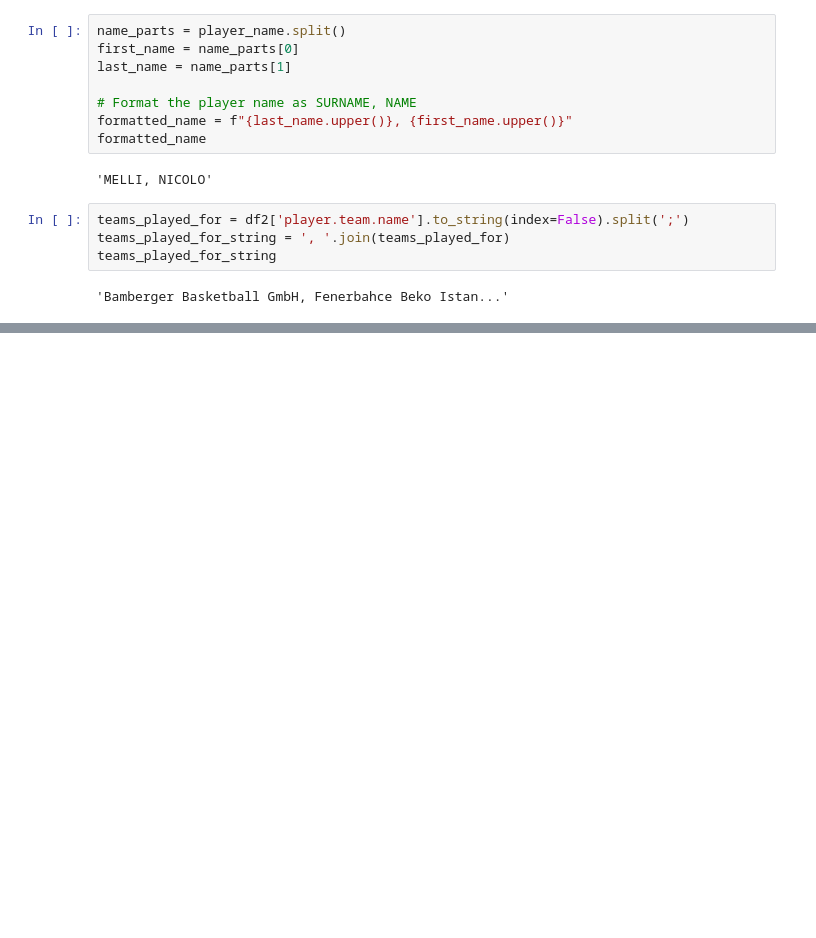
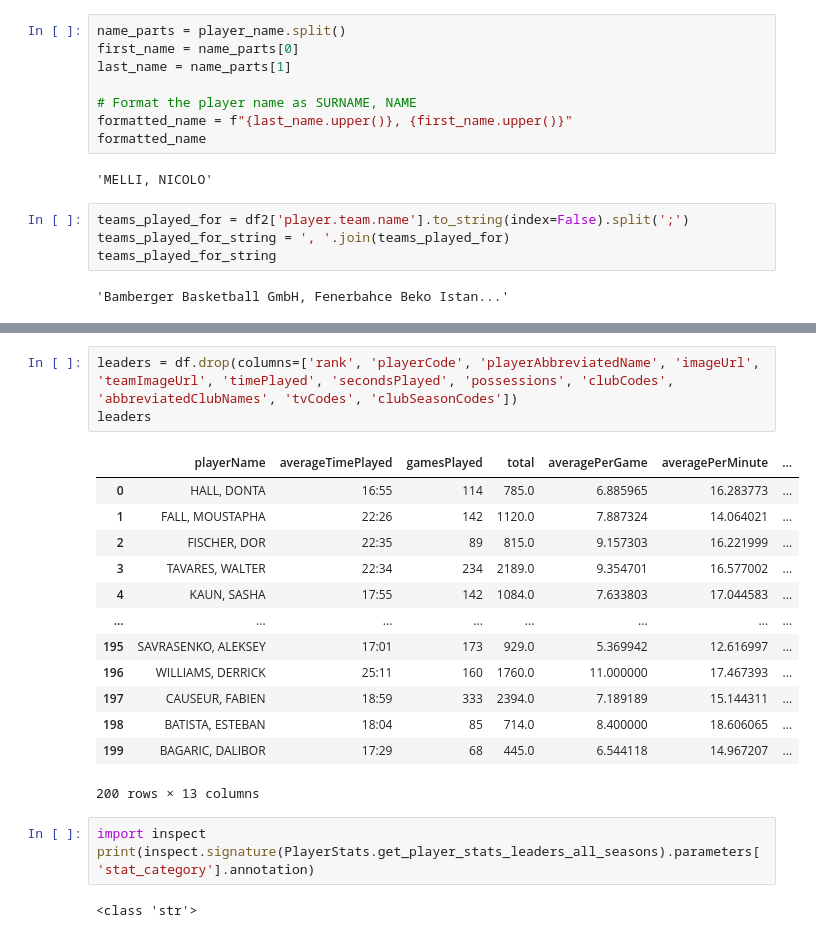
Before and after one commit to julenfu21/EurolIAgueAssistant, a Jupyter notebook: Pruebas api.ipynb, the cells around one changed output, grey strips where cells are left out. Cells and saved outputs as stored; diff of their text form; blank space fills up the shorter version.

```diff
--- a/Pruebas api.ipynb
+++ b/Pruebas api.ipynb
@@ -165,0 +165,22 @@ df
+# %%
+leaders = df.drop(columns=['rank', 'playerCode', 'playerAbbreviatedName', 'imageUrl', 'teamImageUrl', 'timePlayed', 'secondsPlayed', 'possessions', 'clubCodes', 'abbreviatedClubNames', 'tvCodes', 'clubSeasonCodes'])
+leaders
+# %% [output]
+|  | playerName | averageTimePlayed | gamesPlayed | total | averagePerGame | averagePerMinute | ... |
+| 0 | HALL, DONTA | 16:55 | 114 | 785.0 | 6.885965 | 16.283773 | ... |
+| 1 | FALL, MOUSTAPHA | 22:26 | 142 | 1120.0 | 7.887324 | 14.064021 | ... |
+| 2 | FISCHER, DOR | 22:35 | 89 | 815.0 | 9.157303 | 16.221999 | ... |
+| 3 | TAVARES, WALTER | 22:34 | 234 | 2189.0 | 9.354701 | 16.577002 | ... |
+| 4 | KAUN, SASHA | 17:55 | 142 | 1084.0 | 7.633803 | 17.044583 | ... |
+| ... | ... | ... | ... | ... | ... | ... | ... |
+| 195 | SAVRASENKO, ALEKSEY | 17:01 | 173 | 929.0 | 5.369942 | 12.616997 | ... |
+| 196 | WILLIAMS, DERRICK | 25:11 | 160 | 1760.0 | 11.000000 | 17.467393 | ... |
+| 197 | CAUSEUR, FABIEN | 18:59 | 333 | 2394.0 | 7.189189 | 15.144311 | ... |
+| 198 | BATISTA, ESTEBAN | 18:04 | 85 | 714.0 | 8.400000 | 18.606065 | ... |
+| 199 | BAGARIC, DALIBOR | 17:29 | 68 | 445.0 | 6.544118 | 14.967207 | ... |
+200 rows × 13 columns
+# %%
+import inspect
+print(inspect.signature(PlayerStats.get_player_stats_leaders_all_seasons).parameters['stat_category'].annotation)
+# %% [output]
+<class 'str'>
```
Also changed, not shown: parts of 2 cells of this notebook, 4 other files.
